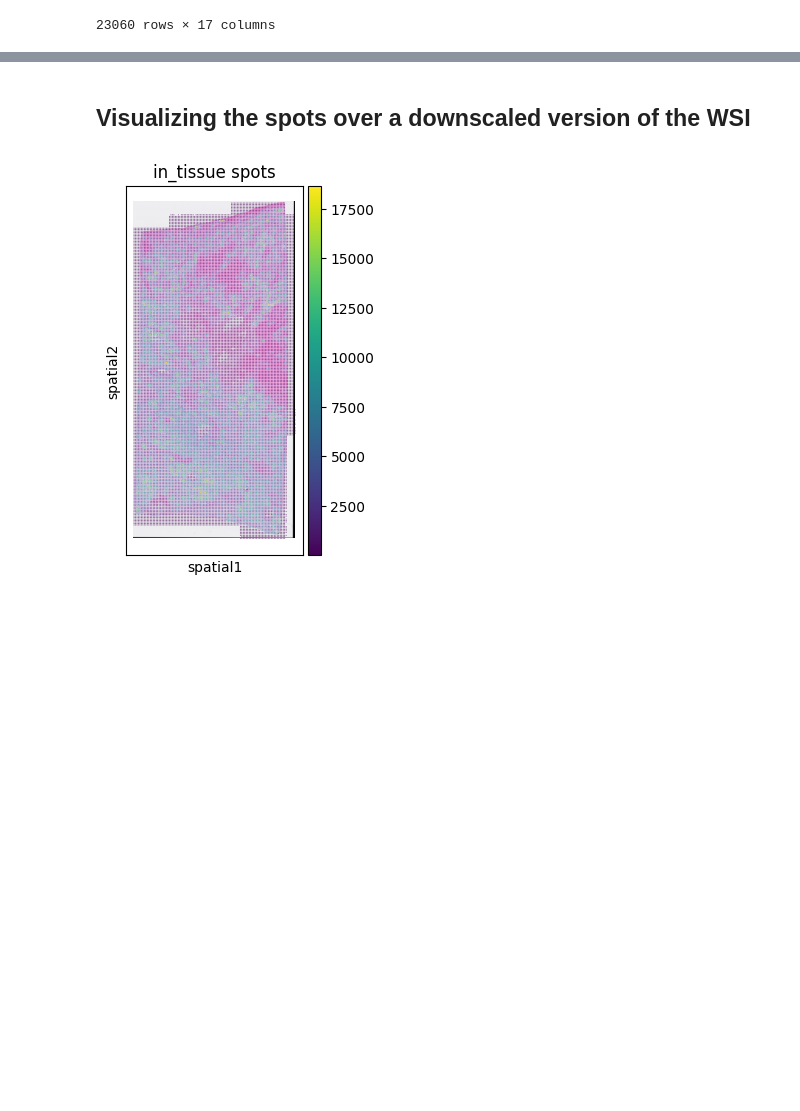
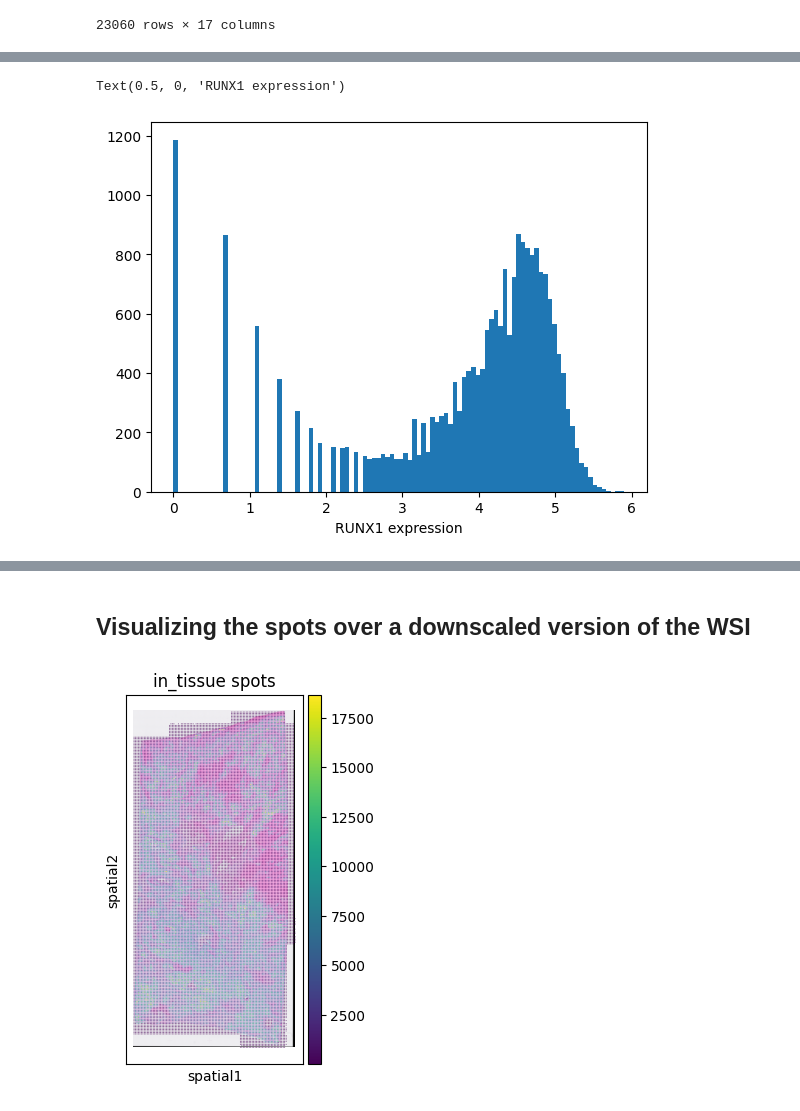
Before and after one commit to colombelli/HEST, a Jupyter notebook: tutorials/2-Interacting-with-HEST-1k.ipynb, the cells around one changed output, grey strips where cells are left out. Drawn from its saved outputs; the diff is of its cells as text; code cells hidden in the pictures; blank space fills up the shorter version.

```diff
--- a/tutorials/2-Interacting-with-HEST-1k.ipynb
+++ b/tutorials/2-Interacting-with-HEST-1k.ipynb
@@ -130,0 +195,3 @@ st.adata.obs
+# %%
+runx1_expr = st.adata[: , ['RUNX1']].X
+runx1_expr
@@ -130,0 +218,9 @@ st.adata.obs
+# %%
+# plot RUNX1 histogram expression
+import matplotlib.pyplot as plt
+
+plt.hist(np.log1p(runx1_expr), bins=100)
+plt.xlabel('RUNX1 expression')
+# %% [output]
+Text(0.5, 0, 'RUNX1 expression')
+[figure, added]
```
Also changed, not shown: parts of 9 cells of this notebook.
